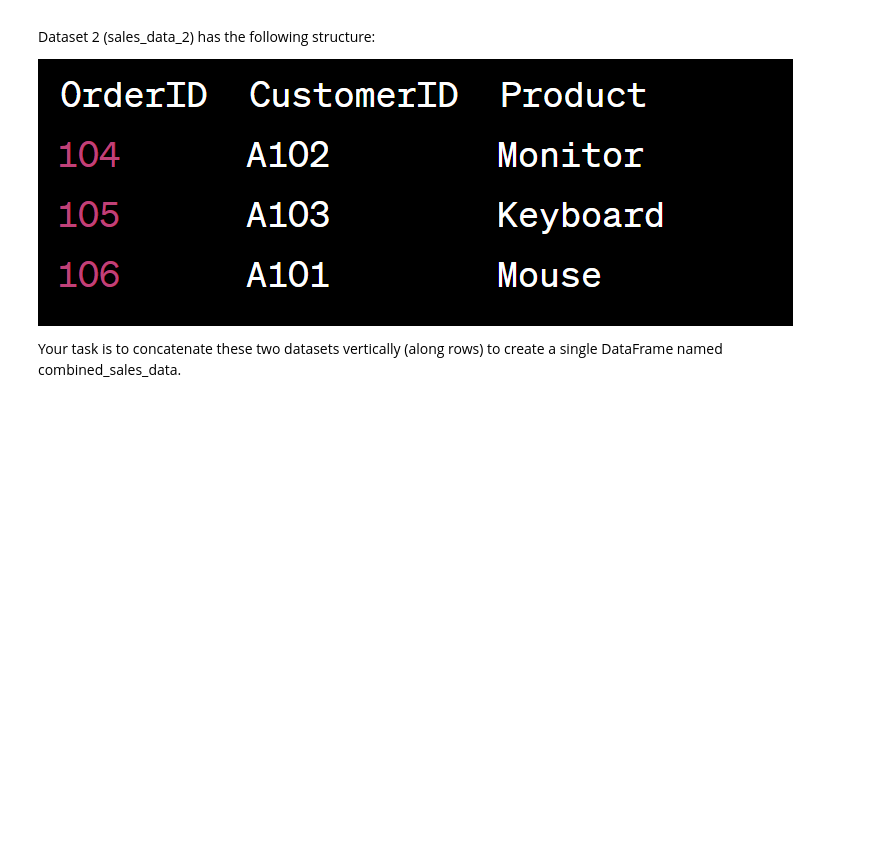
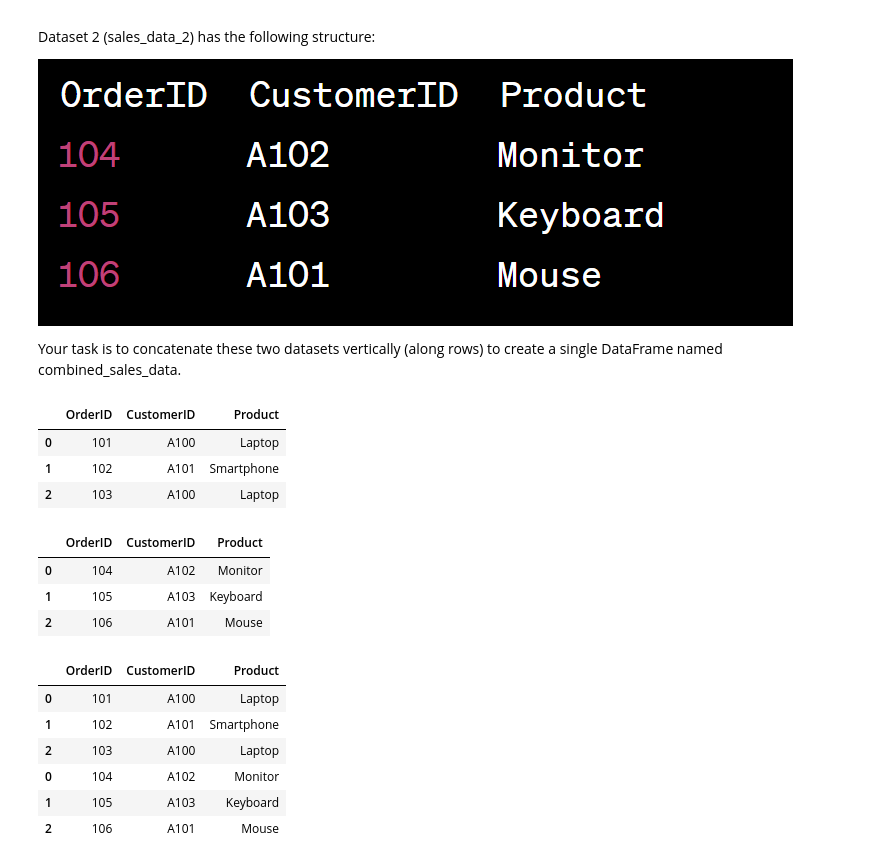
Before and after one commit to SloshyOsmosis/AI-Labs, a Jupyter notebook: Lab 2/Data representation basics 4.ipynb, the cells around one changed output. Drawn from its saved outputs; the diff is of its cells as text; code cells hidden in the pictures; blank space fills up the shorter version.

```diff
--- a/Lab 2/Data representation basics 4.ipynb
+++ b/Lab 2/Data representation basics 4.ipynb
@@ -153,3 +68,44 @@ Dataset 2 (sales_data_2) has the following structure:
 ![image.png](embedded-picture-2)
 
 Your task is to concatenate these two datasets vertically (along rows) to create a single DataFrame named combined_sales_data.
+# %%
+import numpy as np
+import pandas as pd
+
+from pandas import Series, DataFrame
+
+data1 = {'OrderID': [101,102,103],
+        'CustomerID': ['A100', 'A101', 'A100'],
+        'Product': ['Laptop', 'Smartphone', 'Laptop']}
+
+data2 = {'OrderID': [104,105,106],
+        'CustomerID': ['A102', 'A103', 'A101'],
+        'Product': ['Monitor', 'Keyboard', 'Mouse']}
+# %%
+sales_data_1 = pd.DataFrame(data1)
+sales_data_1
+# %% [output]
+|  | OrderID | CustomerID | Product |
+| 0 | 101 | A100 | Laptop |
+| 1 | 102 | A101 | Smartphone |
+| 2 | 103 | A100 | Laptop |
+# %%
+sales_data_2 = pd.DataFrame(data2)
+sales_data_2
+# %% [output]
+|  | OrderID | CustomerID | Product |
+| 0 | 104 | A102 | Monitor |
+| 1 | 105 | A103 | Keyboard |
+| 2 | 106 | A101 | Mouse |
+# %%
+combined_sales_data = pd.concat([sales_data_1, sales_data_2], axis=0)
+
+combined_sales_data
+# %% [output]
+|  | OrderID | CustomerID | Product |
+| 0 | 101 | A100 | Laptop |
+| 1 | 102 | A101 | Smartphone |
+| 2 | 103 | A100 | Laptop |
+| 0 | 104 | A102 | Monitor |
+| 1 | 105 | A103 | Keyboard |
+| 2 | 106 | A101 | Mouse |
```
Also changed, not shown: parts of 11 cells of this notebook, 17 other files.
